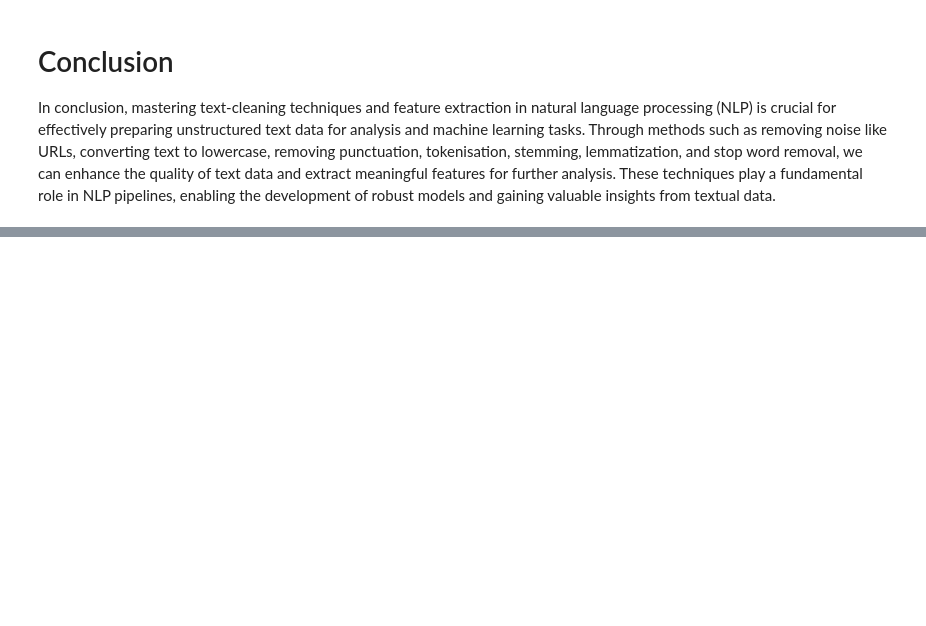
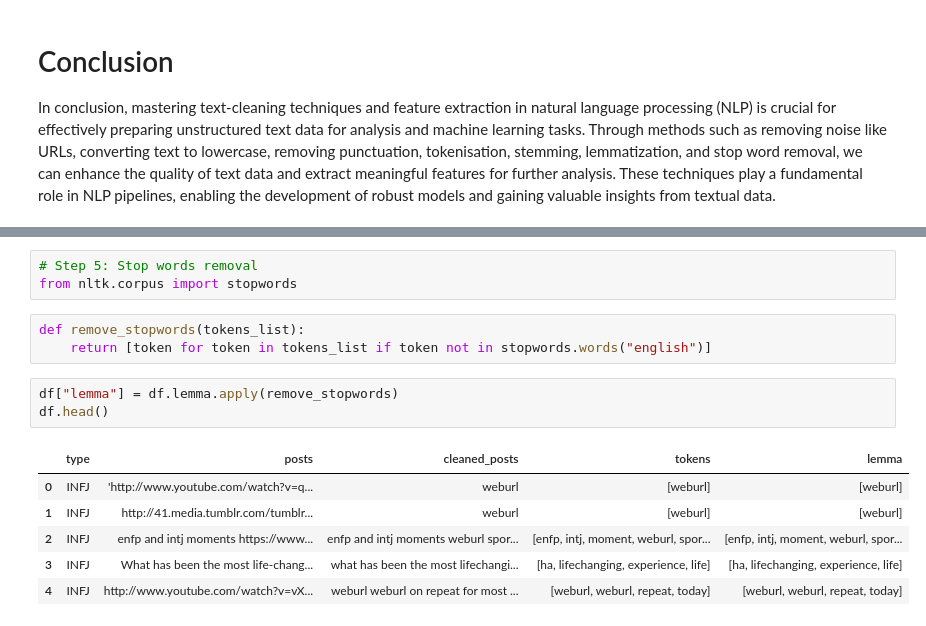
Before and after one commit to mut-rogers/Machine-Learning, a Jupyter notebook: Natural Language Processing - NLP/Introduction_to_NLP_and_cleaning_text_Examples.ipynb, the cells around one changed output, grey strips where cells are left out. Saved outputs shown, nothing was run; the diff lists cells and outputs as text; blank space fills up the shorter version.

```diff
--- a/Natural Language Processing - NLP/Introduction_to_NLP_and_cleaning_text_Examples.ipynb
+++ b/Natural Language Processing - NLP/Introduction_to_NLP_and_cleaning_text_Examples.ipynb
@@ -700,0 +817,16 @@ In conclusion, mastering text-cleaning techniques and feature extraction in natu
+# %%
+# Step 5: Stop words removal
+from nltk.corpus import stopwords
+# %%
+def remove_stopwords(tokens_list):
+    return [token for token in tokens_list if token not in stopwords.words("english")]
+# %%
+df["lemma"] = df.lemma.apply(remove_stopwords)
+df.head()
+# %% [output]
+|  | type | posts | cleaned_posts | tokens | lemma |
+| 0 | INFJ | 'http://www.youtube.com/watch?v=q... | weburl | [weburl] | [weburl] |
+| 1 | INFJ | http://41.media.tumblr.com/tumblr... | weburl | [weburl] | [weburl] |
+| 2 | INFJ | enfp and intj moments https://www... | enfp and intj moments weburl spor... | [enfp, intj, moment, weburl, spor... | [enfp, intj, moment, weburl, spor... |
+| 3 | INFJ | What has been the most life-chang... | what has been the most lifechangi... | [ha, lifechanging, experience, life] | [ha, lifechanging, experience, life] |
+| 4 | INFJ | http://www.youtube.com/watch?v=vX... | weburl weburl on repeat for most ... | [weburl, weburl, repeat, today] | [weburl, weburl, repeat, today] |
```
Also changed, not shown: parts of 20 cells of this notebook.
